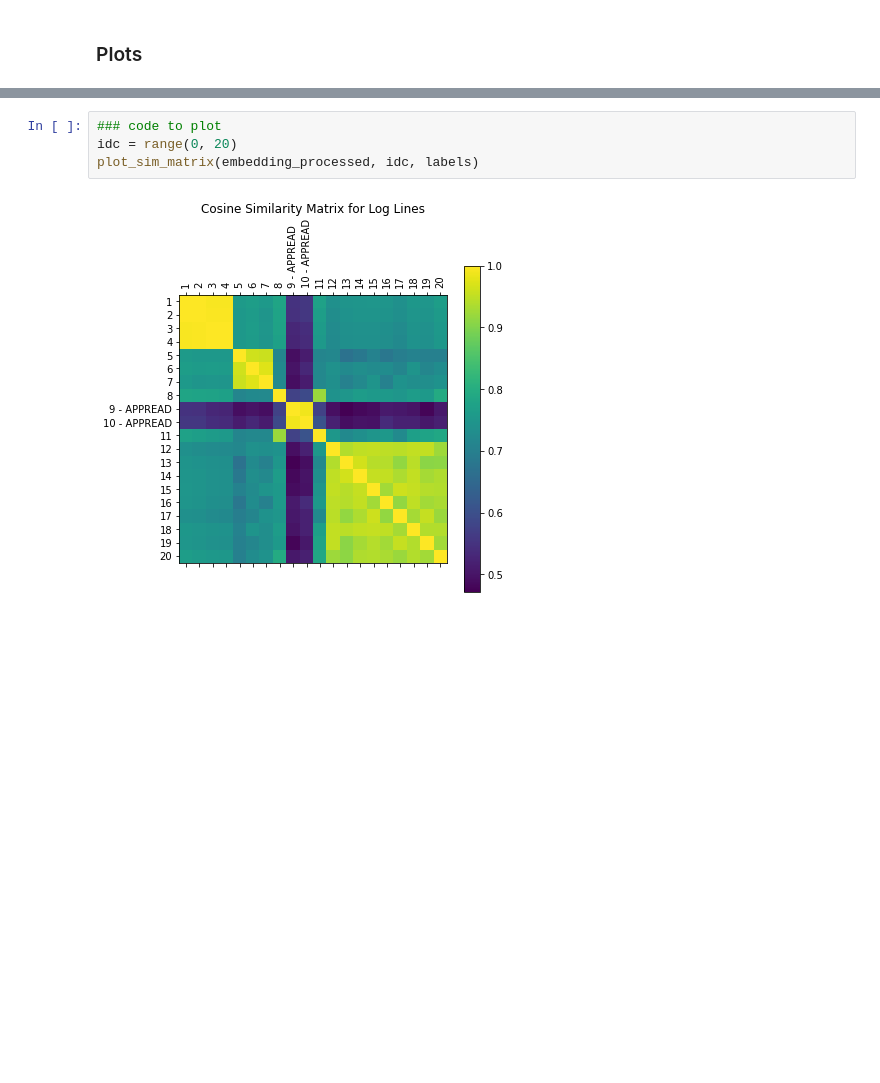
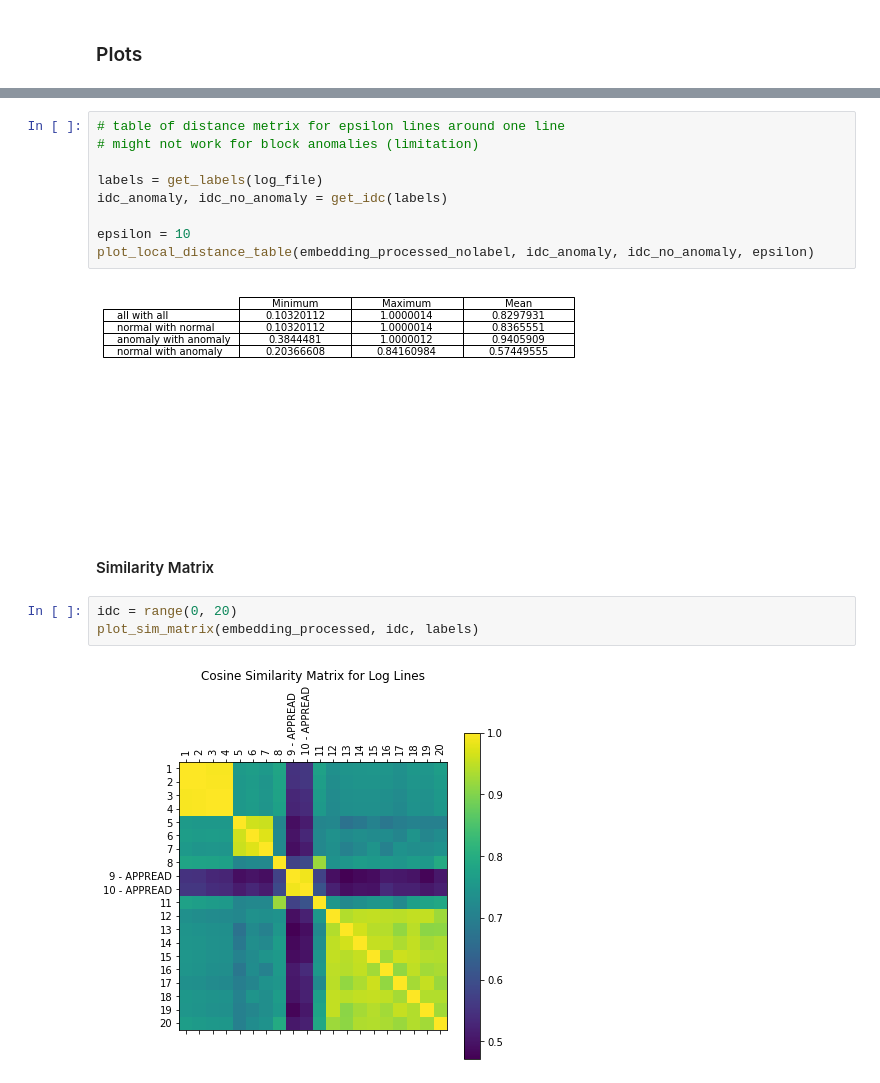
Before and after one commit to jantiegges/bert-for-log-lines, a Jupyter notebook: sentence-embeddings.ipynb, the cells around one changed output, grey strips where cells are left out. Cells and saved outputs as stored; diff of their text form; blank space fills up the shorter version.

```diff
--- a/sentence-embeddings.ipynb
+++ b/sentence-embeddings.ipynb
@@ -71,5 +184,17 @@ def plot_sim_matrix(embeddings, idc: list, labels: list):
+# %%
+# table of distance metrix for epsilon lines around one line
+# might not work for block anomalies (limitation)
+
+labels = get_labels(log_file)
+idc_anomaly, idc_no_anomaly = get_idc(labels)
+
+epsilon = 10
+plot_local_distance_table(embedding_processed_nolabel, idc_anomaly, idc_no_anomaly, epsilon)
+# %% [output]
+[figure, added]
+# %% [markdown]
+#### Similarity Matrix
 # %%
-### code to plot
 idc = range(0, 20)
 plot_sim_matrix(embedding_processed, idc, labels)
 # %% [output]
```
Also changed, not shown: parts of 18 cells of this notebook, 4 other files.
